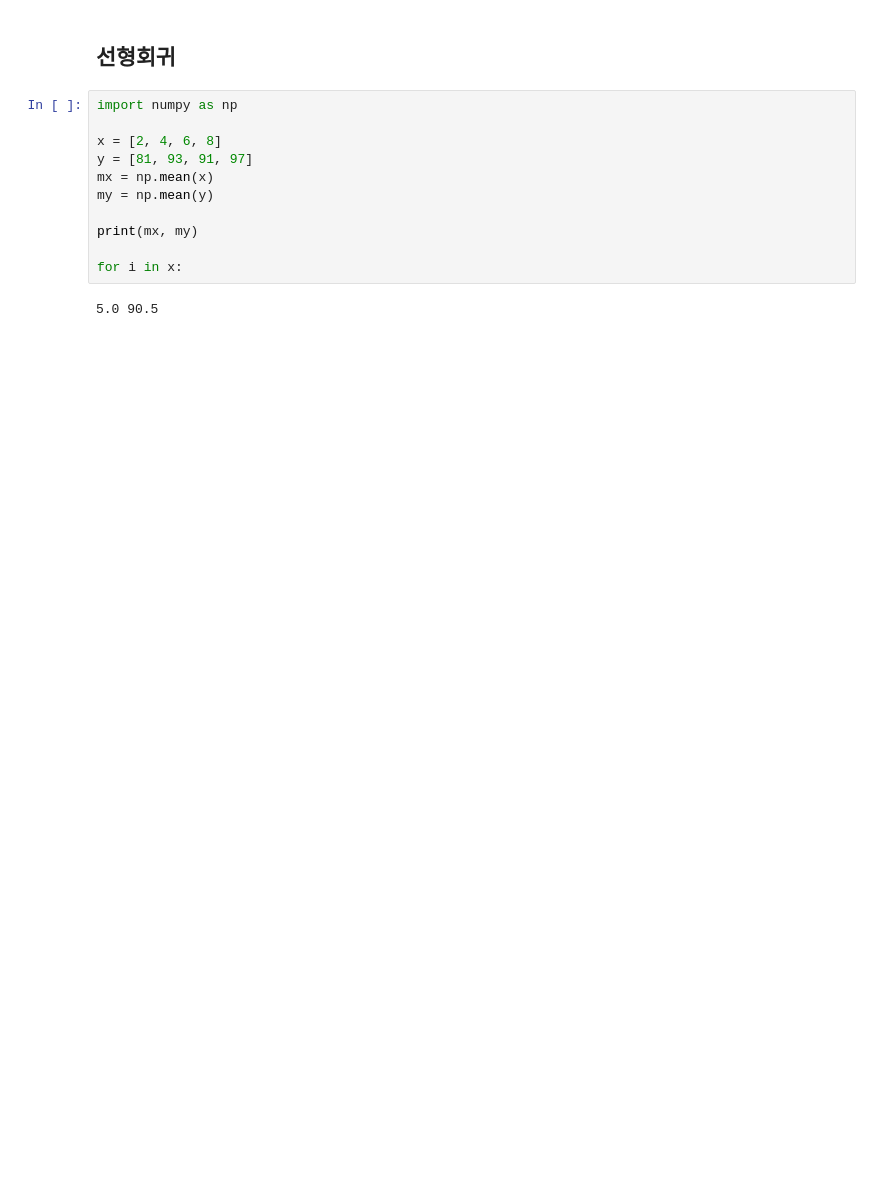
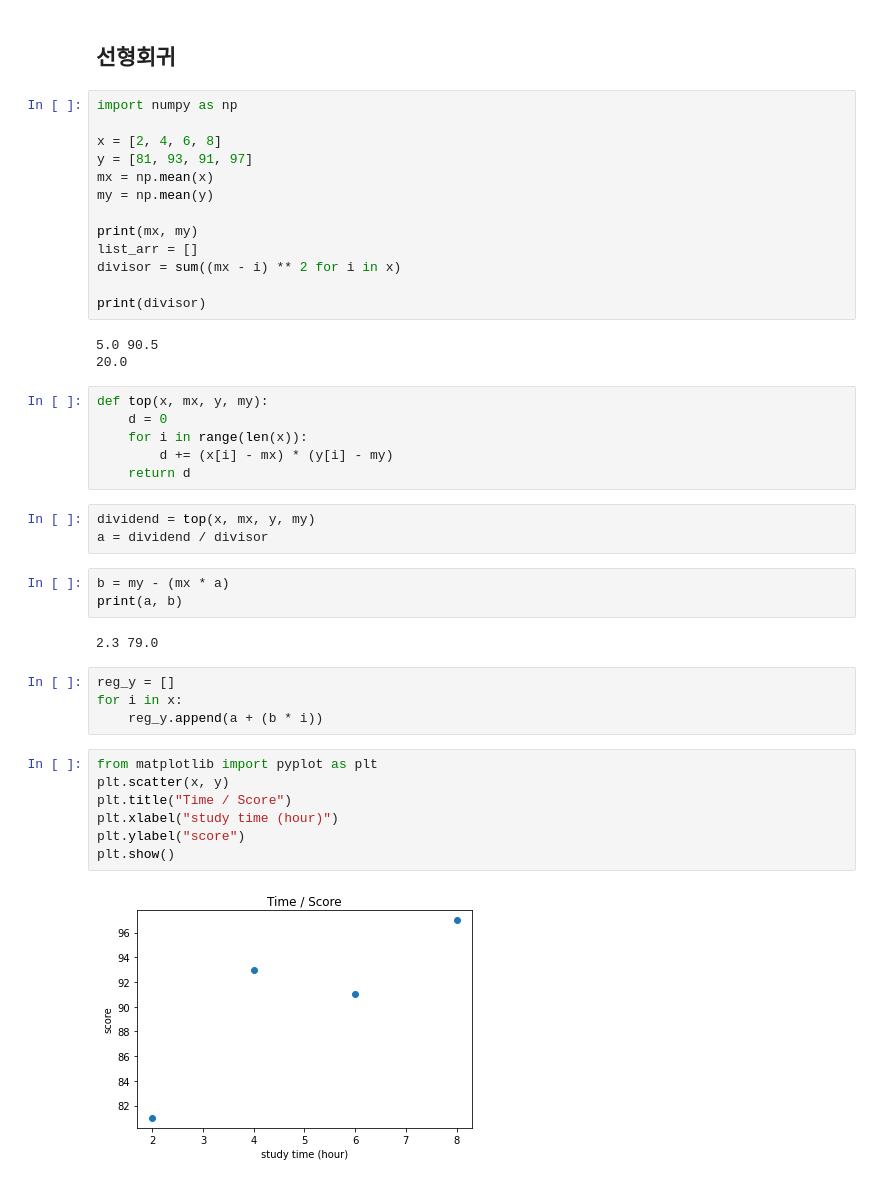
Before and after one commit to Banghyungjin/deep_learning, a Jupyter notebook: DeepLearning 101.ipynb, the cells around one changed output. Saved outputs shown, nothing was run; the diff lists cells and outputs as text; blank space fills up the shorter version.

```diff
--- a/DeepLearning 101.ipynb
+++ b/DeepLearning 101.ipynb
@@ -99,7 +99,37 @@ mx = np.mean(x)
 my = np.mean(y)
 
 print(mx, my)
+list_arr = []
+divisor = sum((mx - i) ** 2 for i in x)
 
-for i in x:
+print(divisor)
 # %% [output]
 5.0 90.5
+20.0
+# %%
+def top(x, mx, y, my):
+    d = 0
+    for i in range(len(x)):
+        d += (x[i] - mx) * (y[i] - my)
+    return d
+# %%
+dividend = top(x, mx, y, my)
+a = dividend / divisor
+# %%
+b = my - (mx * a)
+print(a, b)
+# %% [output]
+2.3 79.0
+# %%
+reg_y = []
+for i in x:
+    reg_y.append(a + (b * i))
+# %%
+from matplotlib import pyplot as plt
+plt.scatter(x, y)
+plt.title("Time / Score")
+plt.xlabel("study time (hour)")
+plt.ylabel("score")
+plt.show()
+# %% [output]
+[figure, added]
```
Also changed, not shown: parts of 7 cells of this notebook.
